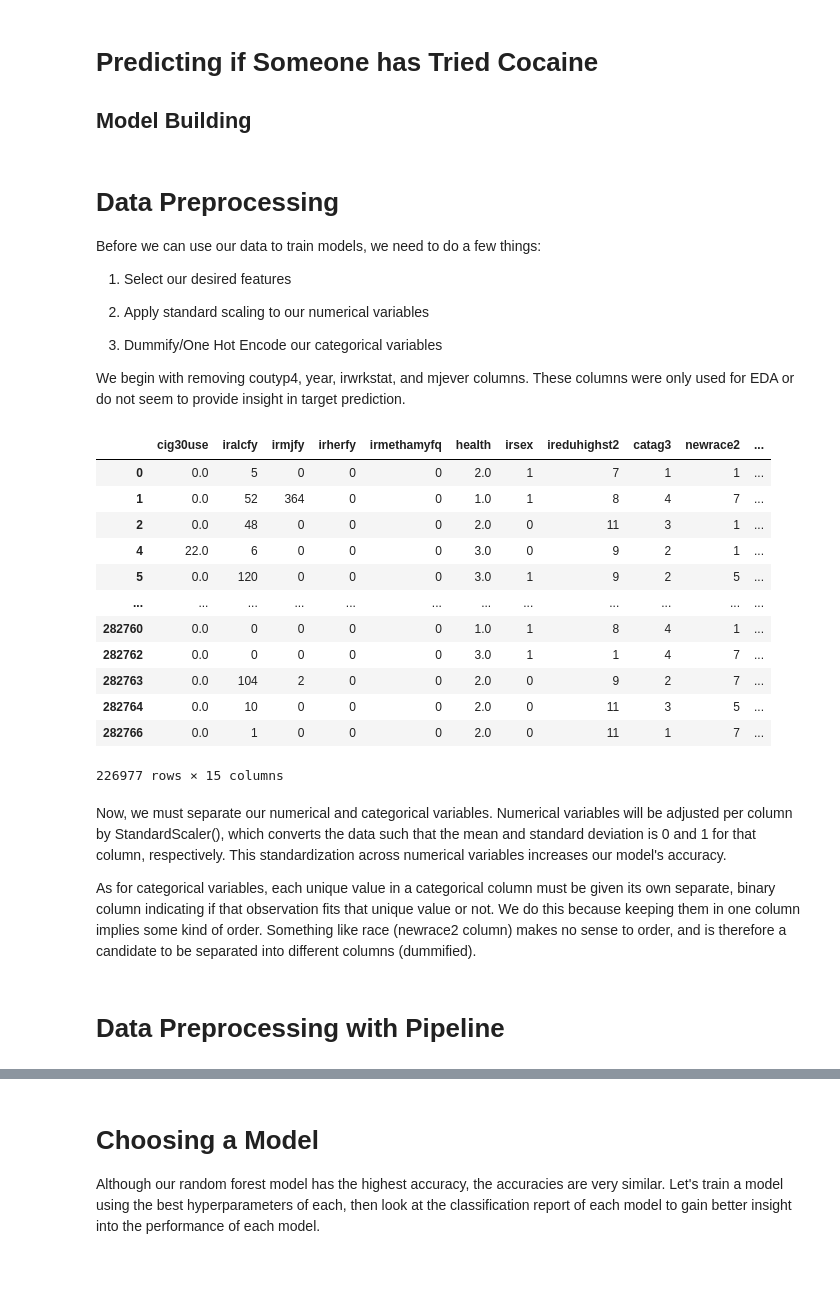
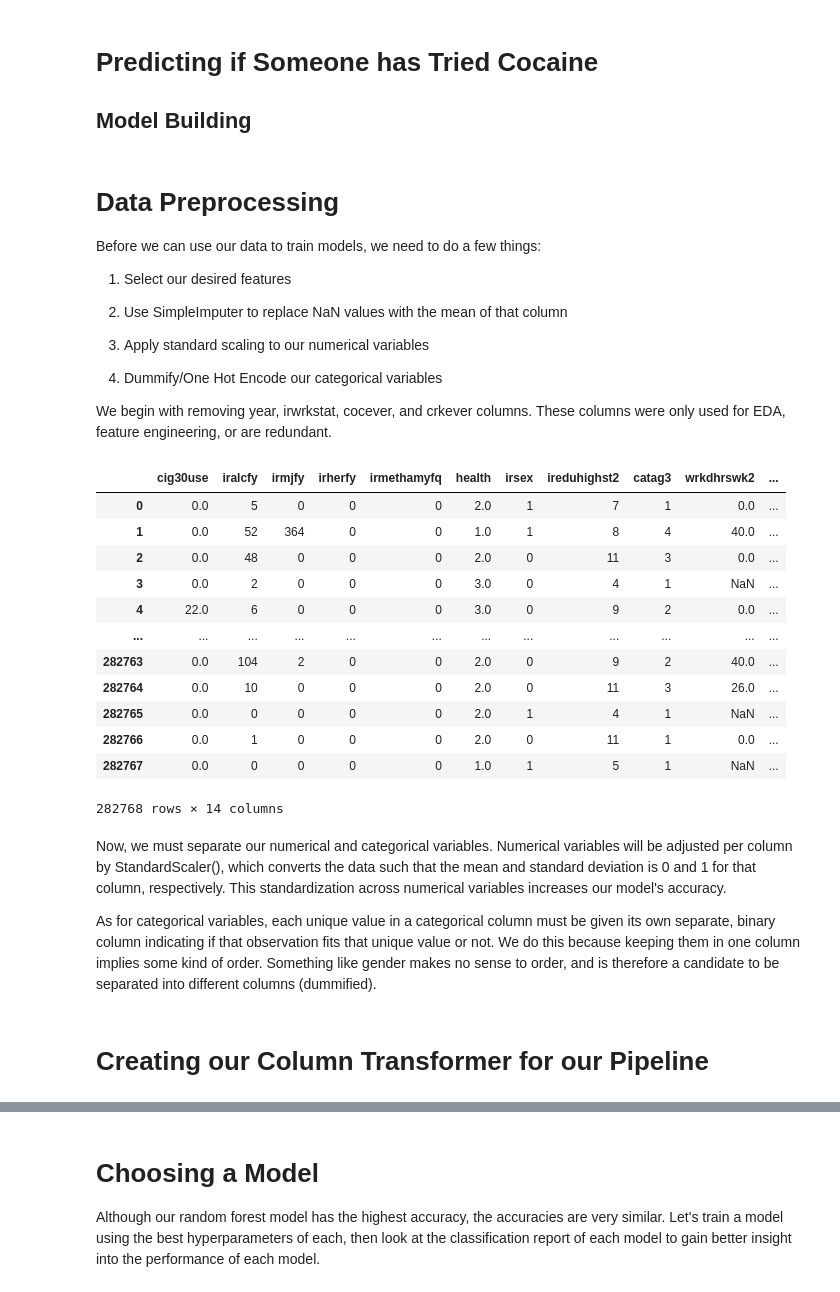
Before and after one commit to bgallamoza/Cocaine_Usage_Classification, a Jupyter notebook: Model_Building.ipynb, the cells around one changed output, grey strips where cells are left out. Drawn from its saved outputs; the diff is of its cells as text; code cells hidden in the pictures.

```diff
--- a/Model_Building.ipynb
+++ b/Model_Building.ipynb
@@ -12,34 +12,36 @@ Before we can use our data to train models, we need to do a few things:
 
 1. Select our desired features
 
-2. Apply standard scaling to our numerical variables
+2. Use SimpleImputer to replace NaN values with the mean of that column
 
-3. Dummify/One Hot Encode our categorical variables
+3. Apply standard scaling to our numerical variables
 
-We begin with removing coutyp4, year, irwrkstat, and mjever columns. These columns were only used for EDA or do not seem to provide insight in target prediction.
+4. Dummify/One Hot Encode our categorical variables
+
+We begin with removing year, irwrkstat, cocever, and crkever columns. These columns were only used for EDA, feature engineering, or are redundant.
 # %%
 # Read in pickled data, and drop unneeded columns
-df = pd.read_pickle("./pickle/NSDUH_cleaned_dropna_2016-2019.pkl")
-df = df.drop(['cocever', 'crkever', 'year'], axis=1)
+df = pd.read_pickle("./pickle/NSDUH_target_dropna_2016-2019.pkl")
+df = df.drop(['cocever', 'crkever', 'year', 'irwrkstat'], axis=1)
 df
 # %% [output]
-|  | cig30use | iralcfy | irmjfy | irherfy | irmethamyfq | health | irsex | ireduhighst2 | catag3 | newrace2 | ... |
-| 0 | 0.0 | 5 | 0 | 0 | 0 | 2.0 | 1 | 7 | 1 | 1 | ... |
-| 1 | 0.0 | 52 | 364 | 0 | 0 | 1.0 | 1 | 8 | 4 | 7 | ... |
-| 2 | 0.0 | 48 | 0 | 0 | 0 | 2.0 | 0 | 11 | 3 | 1 | ... |
-| 4 | 22.0 | 6 | 0 | 0 | 0 | 3.0 | 0 | 9 | 2 | 1 | ... |
-| 5 | 0.0 | 120 | 0 | 0 | 0 | 3.0 | 1 | 9 | 2 | 5 | ... |
+|  | cig30use | iralcfy | irmjfy | irherfy | irmethamyfq | health | irsex | ireduhighst2 | catag3 | wrkdhrswk2 | ... |
+| 0 | 0.0 | 5 | 0 | 0 | 0 | 2.0 | 1 | 7 | 1 | 0.0 | ... |
+| 1 | 0.0 | 52 | 364 | 0 | 0 | 1.0 | 1 | 8 | 4 | 40.0 | ... |
+| 2 | 0.0 | 48 | 0 | 0 | 0 | 2.0 | 0 | 11 | 3 | 0.0 | ... |
+| 3 | 0.0 | 2 | 0 | 0 | 0 | 3.0 | 0 | 4 | 1 | NaN | ... |
+| 4 | 22.0 | 6 | 0 | 0 | 0 | 3.0 | 0 | 9 | 2 | 0.0 | ... |
 | ... | ... | ... | ... | ... | ... | ... | ... | ... | ... | ... | ... |
-| 282760 | 0.0 | 0 | 0 | 0 | 0 | 1.0 | 1 | 8 | 4 | 1 | ... |
-| 282762 | 0.0 | 0 | 0 | 0 | 0 | 3.0 | 1 | 1 | 4 | 7 | ... |
-| 282763 | 0.0 | 104 | 2 | 0 | 0 | 2.0 | 0 | 9 | 2 | 7 | ... |
-| 282764 | 0.0 | 10 | 0 | 0 | 0 | 2.0 | 0 | 11 | 3 | 5 | ... |
-| 282766 | 0.0 | 1 | 0 | 0 | 0 | 2.0 | 0 | 11 | 1 | 7 | ... |
+| 282763 | 0.0 | 104 | 2 | 0 | 0 | 2.0 | 0 | 9 | 2 | 40.0 | ... |
+| 282764 | 0.0 | 10 | 0 | 0 | 0 | 2.0 | 0 | 11 | 3 | 26.0 | ... |
+| 282765 | 0.0 | 0 | 0 | 0 | 0 | 2.0 | 1 | 4 | 1 | NaN | ... |
+| 282766 | 0.0 | 1 | 0 | 0 | 0 | 2.0 | 0 | 11 | 1 | 0.0 | ... |
+| 282767 | 0.0 | 0 | 0 | 0 | 0 | 1.0 | 1 | 5 | 1 | NaN | ... |
-226977 rows × 15 columns
+282768 rows × 14 columns
 # %% [markdown]
 Now, we must separate our numerical and categorical variables. Numerical variables will be adjusted per column by StandardScaler(), which converts the data such that the mean and standard deviation is 0 and 1 for that column, respectively. This standardization across numerical variables increases our model's accuracy.
 
-As for categorical variables, each unique value in a categorical column must be given its own separate, binary column indicating if that observation fits that unique value or not. We do this because keeping them in one column implies some kind of order. Something like race (newrace2 column) makes no sense to order, and is therefore a candidate to be separated into different columns (dummified).
+As for categorical variables, each unique value in a categorical column must be given its own separate, binary column indicating if that observation fits that unique value or not. We do this because keeping them in one column implies some kind of order. Something like gender makes no sense to order, and is therefore a candidate to be separated into different columns (dummified).
 # %%
 # Continuous variables
 num_cols = [
@@ -65,5 +68,5 @@ cat_cols = [
-# %% [markdown]
-# Data Preprocessing with Pipeline
+# %% [markdown]
+# Creating our Column Transformer for our Pipeline
 # %%
 from sklearn.pipeline import Pipeline
 from sklearn.preprocessing import StandardScaler, OneHotEncoder
```
Also changed, not shown: parts of 13 cells of this notebook, 11 other files.
